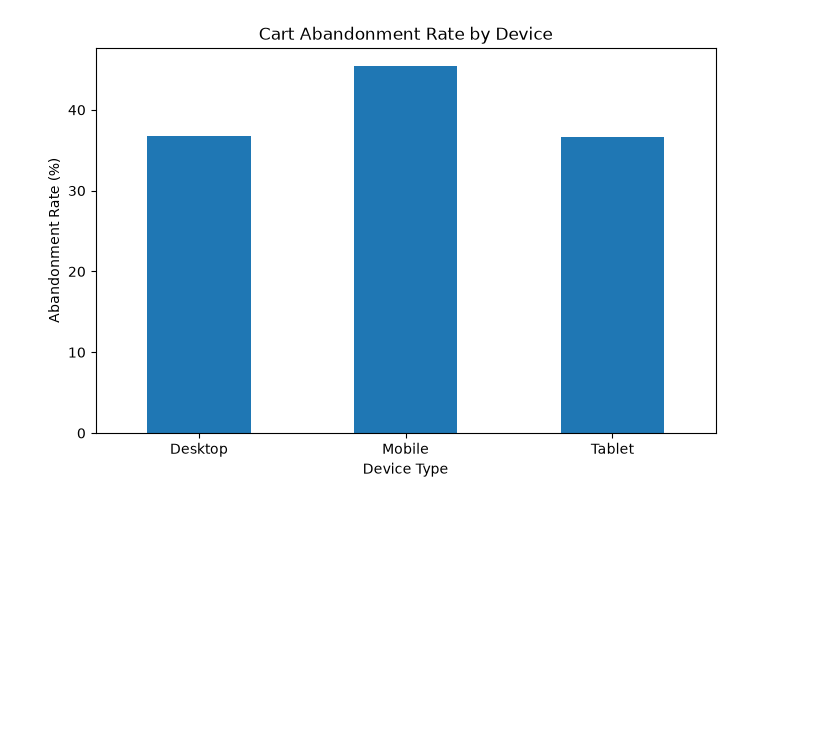
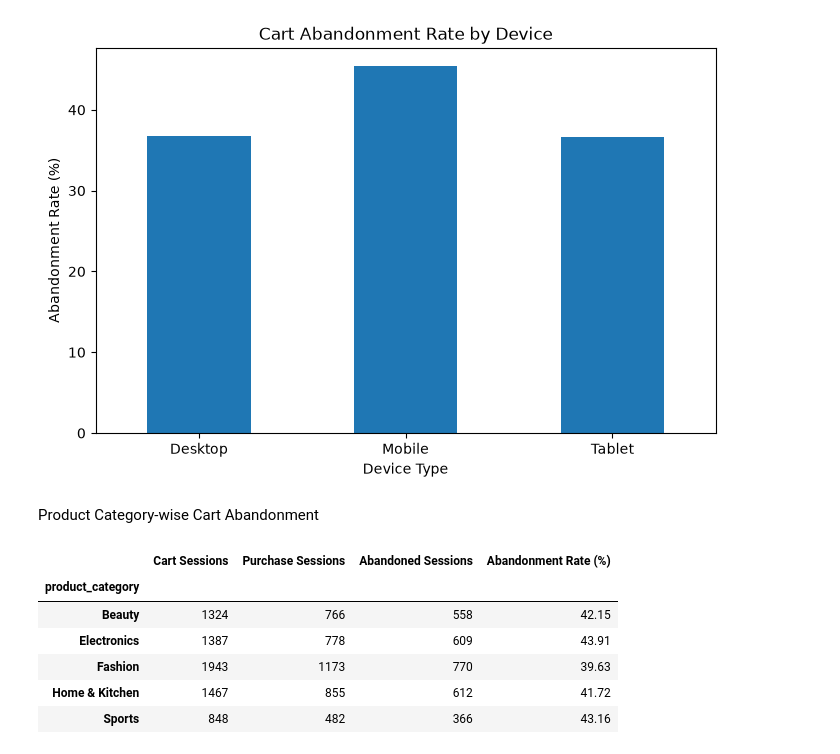
Before and after one commit to saanvi-saxena/cart-abandonment-analysis, a Jupyter notebook: python/data_exploration.ipynb, the cells around one changed output. Drawn from its saved outputs; the diff is of its cells as text; code cells hidden in the pictures; blank space fills up the shorter version.

```diff
--- a/python/data_exploration.ipynb
+++ b/python/data_exploration.ipynb
@@ -253,3 +253,52 @@ plt.xticks(rotation=0)
 plt.show()
 # %% [output]
 [figure]
+# %% [markdown]
+Product Category-wise Cart Abandonment
+# %%
+merged_category = events.merge(
+    sessions[["session_id", "product_category"]],
+    on="session_id",
+    how="left"
+)
+
+category_cart = merged_category[
+    merged_category["event_name"] == "add_to_cart"
+]
+
+category_purchase = merged_category[
+    merged_category["event_name"] == "purchase_completed"
+]
+
+cart_by_category = category_cart.groupby(
+    "product_category"
+)["session_id"].nunique()
+
+purchase_by_category = category_purchase.groupby(
+    "product_category"
+)["session_id"].nunique()
+
+category_analysis = pd.DataFrame({
+    "Cart Sessions": cart_by_category,
+    "Purchase Sessions": purchase_by_category
+}).fillna(0)
+
+category_analysis["Abandoned Sessions"] = (
+    category_analysis["Cart Sessions"] -
+    category_analysis["Purchase Sessions"]
+)
+
+category_analysis["Abandonment Rate (%)"] = (
+    category_analysis["Abandoned Sessions"] /
+    category_analysis["Cart Sessions"] * 100
+)
+
+display(category_analysis.round(2))
+# %% [output]
+|  | Cart Sessions | Purchase Sessions | Abandoned Sessions | Abandonment Rate (%) |
+| product_category |  |  |  |  |
+| Beauty | 1324 | 766 | 558 | 42.15 |
+| Electronics | 1387 | 778 | 609 | 43.91 |
+| Fashion | 1943 | 1173 | 770 | 39.63 |
+| Home & Kitchen | 1467 | 855 | 612 | 41.72 |
+| Sports | 848 | 482 | 366 | 43.16 |
```
Also changed, not shown: parts of 1 cell of this notebook.
